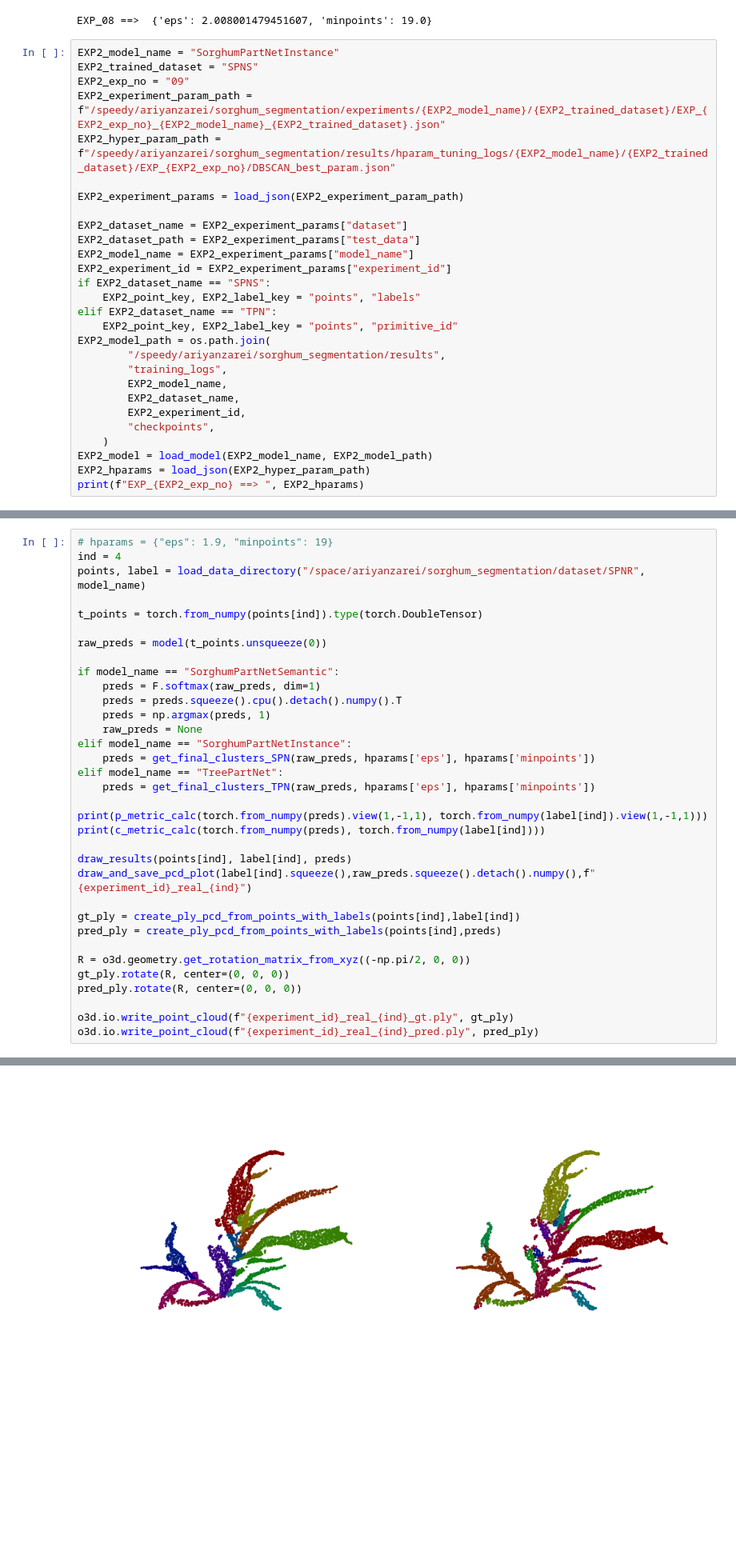
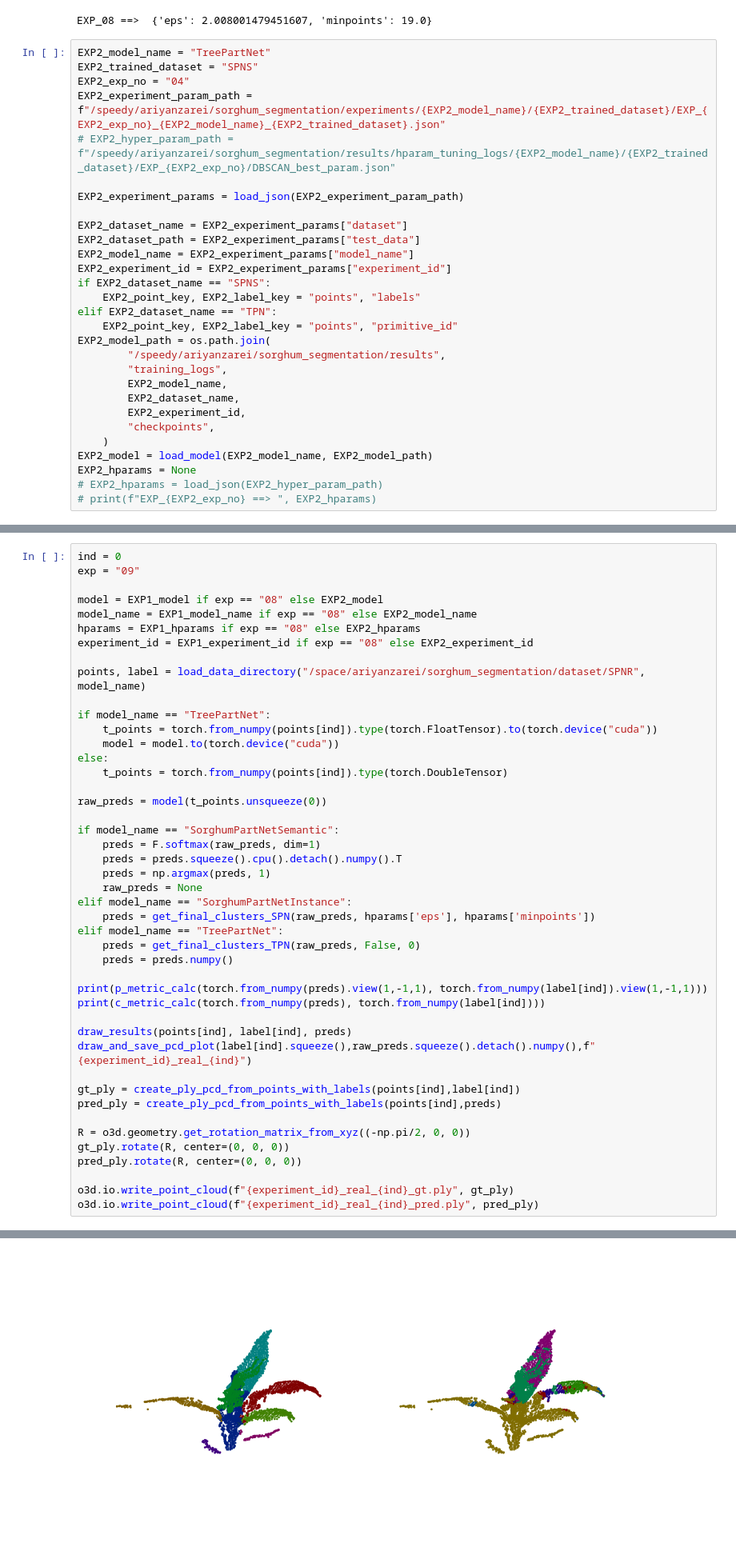
Before and after one commit to ariyanzri/PlantSegNet, a Jupyter notebook: visualization/visualize_predictions_paper.ipynb, the cells around one changed output, grey strips where cells are left out. Shown at 80% size. Cells and saved outputs as stored; diff of their text form; blank space fills up the shorter version.

Commit message:
updating visualization code

```diff
--- a/visualization/visualize_predictions_paper.ipynb
+++ b/visualization/visualize_predictions_paper.ipynb
@@ -232,11 +223,11 @@ print(f"EXP_{EXP1_exp_no} ==> ", EXP1_hparams)
 # %% [output]
 EXP_08 ==>  {'eps': 2.008001479451607, 'minpoints': 19.0}
 # %%
-EXP2_model_name = "SorghumPartNetInstance"
+EXP2_model_name = "TreePartNet"
 EXP2_trained_dataset = "SPNS"
-EXP2_exp_no = "09"
+EXP2_exp_no = "04"
 EXP2_experiment_param_path = f"/speedy/ariyanzarei/sorghum_segmentation/experiments/{EXP2_model_name}/{EXP2_trained_dataset}/EXP_{EXP2_exp_no}_{EXP2_model_name}_{EXP2_trained_dataset}.json"
-EXP2_hyper_param_path = f"/speedy/ariyanzarei/sorghum_segmentation/results/hparam_tuning_logs/{EXP2_model_name}/{EXP2_trained_dataset}/EXP_{EXP2_exp_no}/DBSCAN_best_param.json"
+# EXP2_hyper_param_path = f"/speedy/ariyanzarei/sorghum_segmentation/results/hparam_tuning_logs/{EXP2_model_name}/{EXP2_trained_dataset}/EXP_{EXP2_exp_no}/DBSCAN_best_param.json"
 
 EXP2_experiment_params = load_json(EXP2_experiment_param_path)
 
@@ -257,5 +248,6 @@ EXP2_model_path = os.path.join(
         "checkpoints",
     )
 EXP2_model = load_model(EXP2_model_name, EXP2_model_path)
-EXP2_hparams = load_json(EXP2_hyper_param_path)
-print(f"EXP_{EXP2_exp_no} ==> ", EXP2_hparams)
+EXP2_hparams = None
+# EXP2_hparams = load_json(EXP2_hyper_param_path)
+# print(f"EXP_{EXP2_exp_no} ==> ", EXP2_hparams)
@@ -340,9 +329,19 @@ EXP_09 {'mean_coverage': 0.7288114833373232, 'average_precision': 0.714285714285
 # %%
-# hparams = {"eps": 1.9, "minpoints": 19}
-ind = 4
+ind = 0
+exp = "09"
+
+model = EXP1_model if exp == "08" else EXP2_model
+model_name = EXP1_model_name if exp == "08" else EXP2_model_name
+hparams = EXP1_hparams if exp == "08" else EXP2_hparams
+experiment_id = EXP1_experiment_id if exp == "08" else EXP2_experiment_id
+
 points, label = load_data_directory("/space/ariyanzarei/sorghum_segmentation/dataset/SPNR", model_name)
 
-t_points = torch.from_numpy(points[ind]).type(torch.DoubleTensor)
+if model_name == "TreePartNet":
+    t_points = torch.from_numpy(points[ind]).type(torch.FloatTensor).to(torch.device("cuda"))
+    model = model.to(torch.device("cuda"))
+else:
+    t_points = torch.from_numpy(points[ind]).type(torch.DoubleTensor)
 
 raw_preds = model(t_points.unsqueeze(0))
 
@@ -354,7 +353,8 @@ if model_name == "SorghumPartNetSemantic":
 elif model_name == "SorghumPartNetInstance":
     preds = get_final_clusters_SPN(raw_preds, hparams['eps'], hparams['minpoints'])
 elif model_name == "TreePartNet":
-    preds = get_final_clusters_TPN(raw_preds, hparams['eps'], hparams['minpoints'])
+    preds = get_final_clusters_TPN(raw_preds, False, 0)
+    preds = preds.numpy()
 
 print(p_metric_calc(torch.from_numpy(preds).view(1,-1,1), torch.from_numpy(label[ind]).view(1,-1,1)))
 print(c_metric_calc(torch.from_numpy(preds), torch.from_numpy(label[ind])))
@@ -377 +377 @@ o3d.io.write_point_cloud(f"{experiment_id}_real_{ind}_pred.ply", pred_ply)
-[figure, old version]
+[figure, new version]
```
Also changed, not shown: parts of 5 cells of this notebook.
